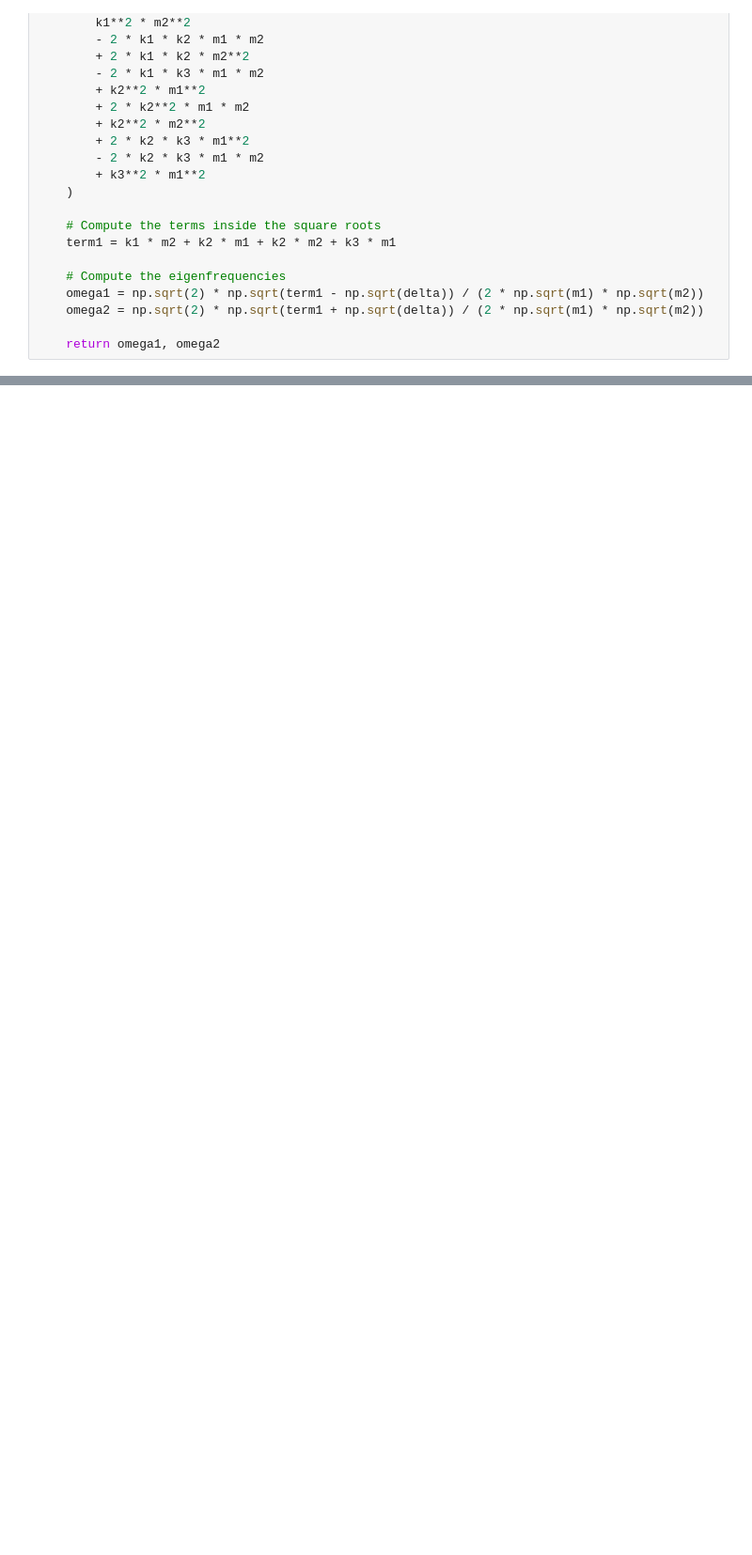
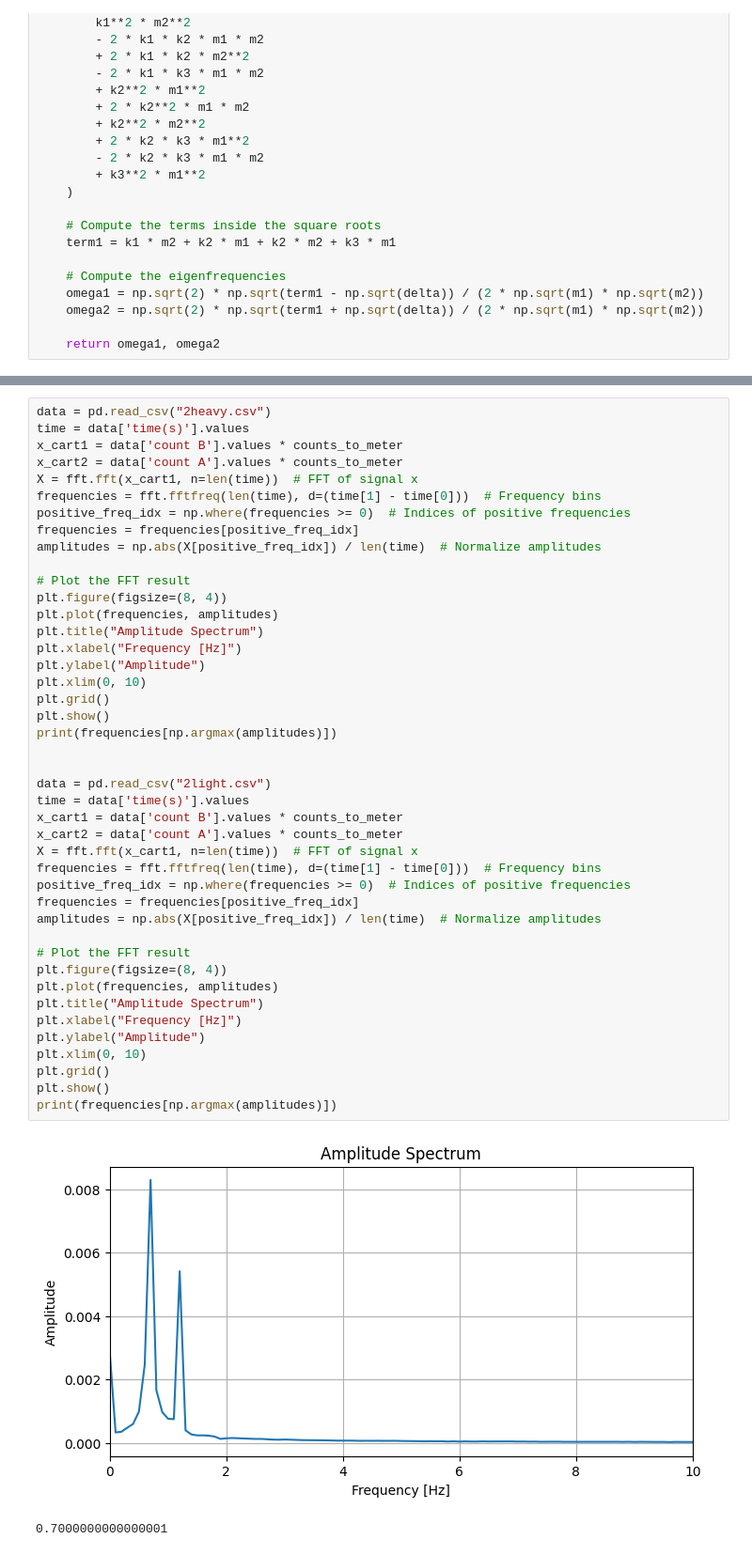
Before and after one commit to ronniegertman/Waves, a Jupyter notebook: two_oscillators.ipynb, the cells around one changed output, grey strips where cells are left out. Shown at 94% size. Saved outputs shown, nothing was run; the diff lists cells and outputs as text; blank space fills up the shorter version.

```diff
--- a/two_oscillators.ipynb
+++ b/two_oscillators.ipynb
@@ -195,0 +275,46 @@ plt.grid()
+# %%
+data = pd.read_csv("2heavy.csv")
+time = data['time(s)'].values
+x_cart1 = data['count B'].values * counts_to_meter
+x_cart2 = data['count A'].values * counts_to_meter
+X = fft.fft(x_cart1, n=len(time))  # FFT of signal x
+frequencies = fft.fftfreq(len(time), d=(time[1] - time[0]))  # Frequency bins
+positive_freq_idx = np.where(frequencies >= 0)  # Indices of positive frequencies
+frequencies = frequencies[positive_freq_idx]
+amplitudes = np.abs(X[positive_freq_idx]) / len(time)  # Normalize amplitudes
+
+# Plot the FFT result
+plt.figure(figsize=(8, 4))
+plt.plot(frequencies, amplitudes)
+plt.title("Amplitude Spectrum")
+plt.xlabel("Frequency [Hz]")
+plt.ylabel("Amplitude")
+plt.xlim(0, 10)
+plt.grid()
+plt.show()
+print(frequencies[np.argmax(amplitudes)])
+
+
+data = pd.read_csv("2light.csv")
+time = data['time(s)'].values
+x_cart1 = data['count B'].values * counts_to_meter
+x_cart2 = data['count A'].values * counts_to_meter
+X = fft.fft(x_cart1, n=len(time))  # FFT of signal x
+frequencies = fft.fftfreq(len(time), d=(time[1] - time[0]))  # Frequency bins
+positive_freq_idx = np.where(frequencies >= 0)  # Indices of positive frequencies
+frequencies = frequencies[positive_freq_idx]
+amplitudes = np.abs(X[positive_freq_idx]) / len(time)  # Normalize amplitudes
+
+# Plot the FFT result
+plt.figure(figsize=(8, 4))
+plt.plot(frequencies, amplitudes)
+plt.title("Amplitude Spectrum")
+plt.xlabel("Frequency [Hz]")
+plt.ylabel("Amplitude")
+plt.xlim(0, 10)
+plt.grid()
+plt.show()
+print(frequencies[np.argmax(amplitudes)])
+# %% [output]
+[figure, added]
+0.7000000000000001
```
Also changed, not shown: parts of 15 cells of this notebook.
